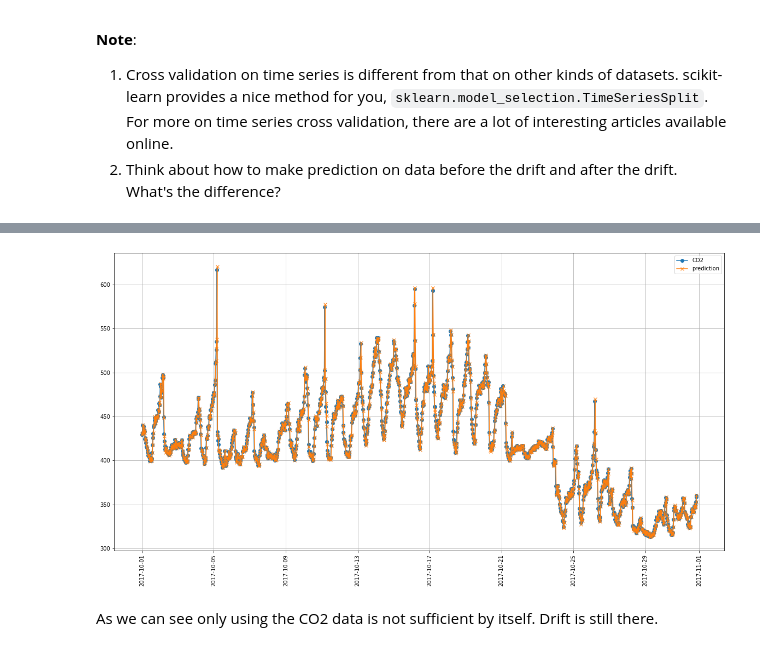
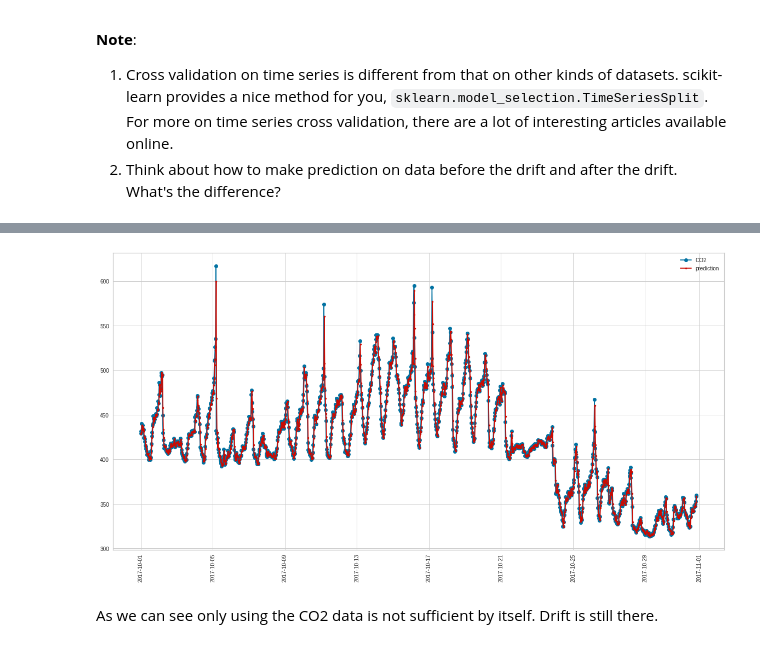
Before and after one commit to FurkanKarakas/dslab-homework-2, a Jupyter notebook: notebooks/DSLab_homework-2.ipynb, the cells around one changed output, grey strips where cells are left out. Cells and saved outputs as stored; diff of their text form; code cells hidden in the pictures.

```diff
--- a/notebooks/DSLab_homework-2.ipynb
+++ b/notebooks/DSLab_homework-2.ipynb
@@ -666,0 +637,3 @@ array([[429.26024002],
+# %%
+X,y = prepareXy(df_zsbn,"CO2")
+X_before21,y_before21 = prepareXy(df_co2_zsbn_beforeOc21,"CO2")
@@ -670,17 +651,19 @@ from sklearn.metrics import mean_squared_error,r2_score
 # %%
-tscv = TimeSeriesSplit()#default is 5 folds
-currenterror = 1000000
-for train_index, test_index in tscv.split(X):
-    X_train,X_test,y_train,y_test = X[train_index],X[test_index],y[train_index],y[test_index]
-    lr = LinearRegression(fit_intercept=False)
-    lr = lr.fit(X_train, y_train)
-    y_test_pred = lr.predict(X_test)
-    scores = cross_val_score(lr, X_train, y_train, cv=tscv)
-    print(scores)
-    error = mean_squared_error(y_test, y_test_pred)
-    print("MSE: "+ str(error))
-    print("Average acc: {0:.3f} (+/- {1:.3f})".format(scores.mean(), scores.std()))
-    if currenterror > error:
-        print(currenterror)
-        currenterror = error
-        lr_final = lr
+def train_and_select_model(Xcur,ycur):
+    tscv = TimeSeriesSplit()#default is 5 folds
+    currenterror = 1000000
+    for train_index, test_index in tscv.split(Xcur):
+        X_train,X_test,y_train,y_test = Xcur[train_index],Xcur[test_index],ycur[train_index],ycur[test_index]
+        lr = LinearRegression(fit_intercept=False)
+        lr = lr.fit(X_train, y_train)
+        y_test_pred = lr.predict(X_test)
+        scores = cross_val_score(lr, X_train, y_train, cv=tscv)
+        print(scores)
+        error = mean_squared_error(y_test, y_test_pred)
+        print("MSE: "+ str(error))
+        print("Average acc: {0:.3f} (+/- {1:.3f})".format(scores.mean(), scores.std()))
+        if currenterror > error:
+            print(currenterror)
+            currenterror = error
+            lr_final = lr
+    return lr_final
@@ -705,0 +670,2 @@ Average acc: 0.907 (+/- 0.038)
+# %%
+lr_final = train_and_select_model(X_before21,y_before21)
@@ -708,12 +692,12 @@ y_pred = lr_final.predict(X)
 # %%
 plt.figure(figsize=(20,10))
 plt.plot(df_co2_zsbn.index.values[:-6],y, marker='o',label = "CO2")
-plt.plot(df_co2_zsbn.index.values[:-6],y_pred, marker='x',label = "prediction" )
+plt.plot(df_co2_zsbn.index.values[:-6],y_pred, marker='.',label = "prediction",color="r" )
 plt.xticks(rotation=90)
 plt.legend()
 plt.grid(True)
 # %% [output]
-[figure, old version]
+[figure, new version]
 # %% [markdown]
 As we can see only using the CO2 data is not sufficient by itself. Drift is still there.
 # %% [markdown]
```
Also changed, not shown: parts of 48 cells of this notebook.
